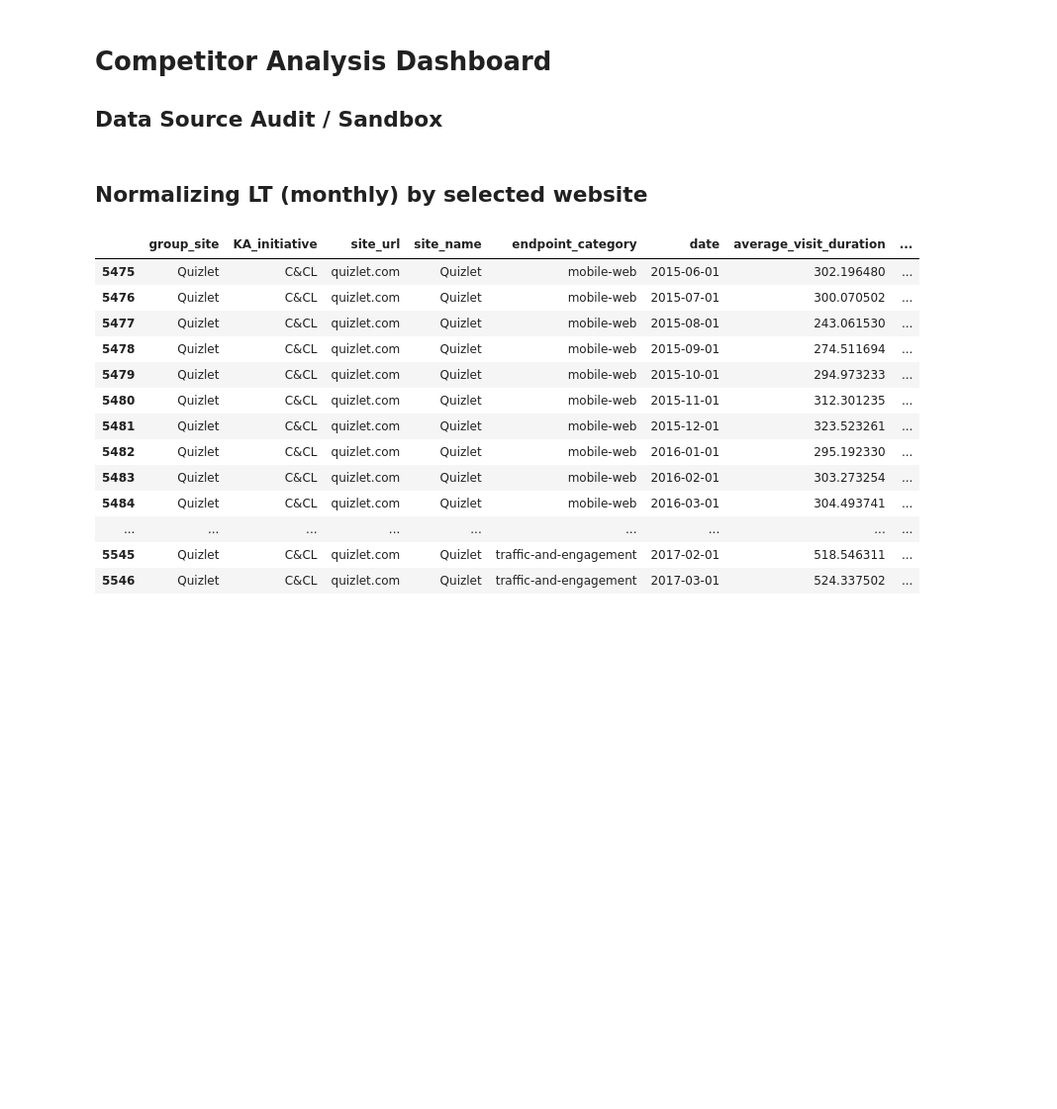
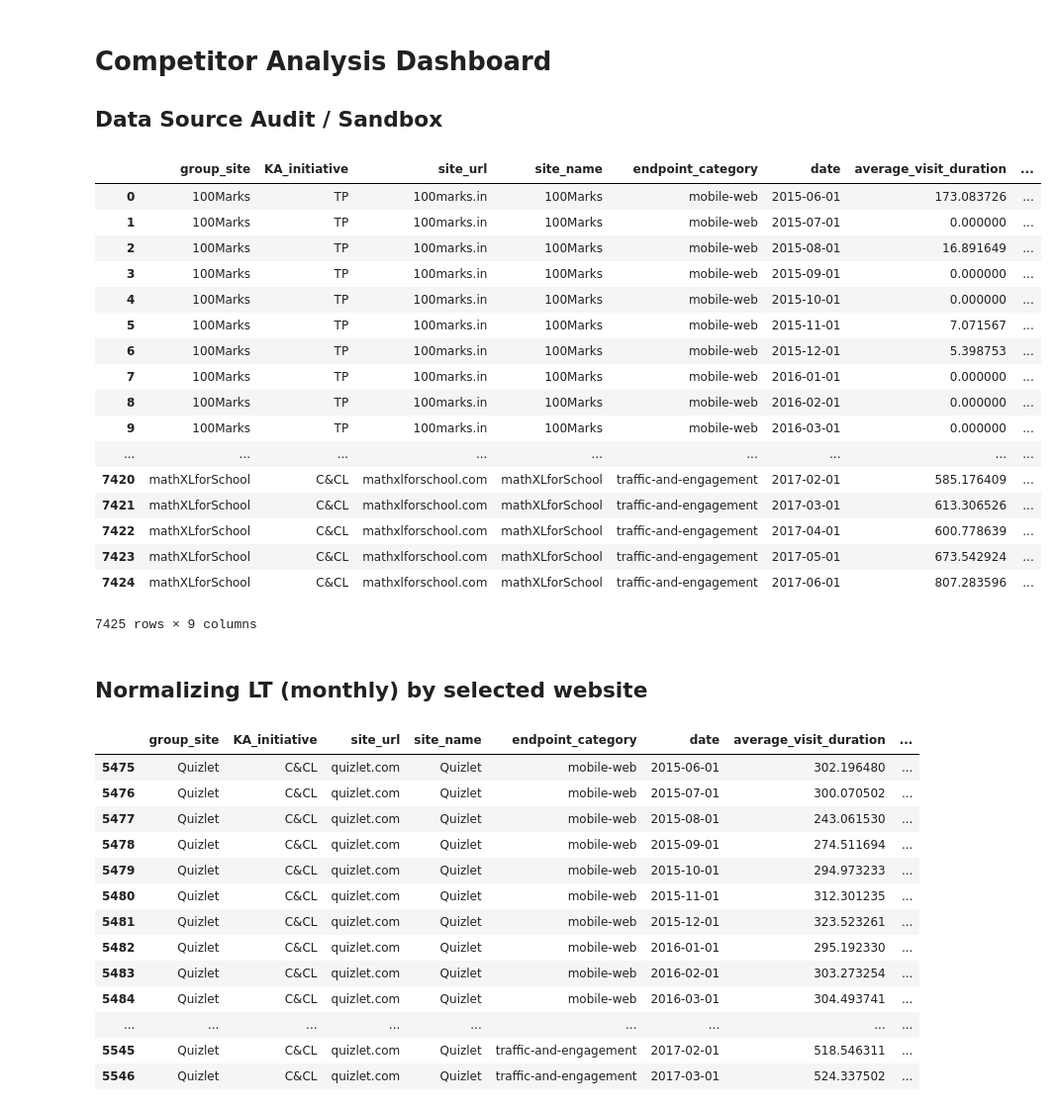
Before and after one commit to Per48edjes/KA-CAD, a Jupyter notebook: Data Source Auditor.ipynb, the cells around one changed output. Shown: that part at 99% size. Cells and saved outputs as stored; diff of their text form; code cells hidden in the pictures; blank space fills up the shorter version.

```diff
--- a/Data Source Auditor.ipynb
+++ b/Data Source Auditor.ipynb
@@ -4,10 +4,30 @@
 # %%
 import pandas as pd
 
 # Import DataFrame
 df = pd.read_csv("./data_source.csv")
 # Add learning time (mins.)
 df['LT_mins'] = df['visits'] * df['average_visit_duration'] / 60.0
+df
+# %% [output]
+|  | group_site | KA_initiative | site_url | site_name | endpoint_category | date | average_visit_duration | ... |
+| 0 | 100Marks | TP | 100marks.in | 100Marks | mobile-web | 2015-06-01 | 173.083726 | ... |
+| 1 | 100Marks | TP | 100marks.in | 100Marks | mobile-web | 2015-07-01 | 0.000000 | ... |
+| 2 | 100Marks | TP | 100marks.in | 100Marks | mobile-web | 2015-08-01 | 16.891649 | ... |
+| 3 | 100Marks | TP | 100marks.in | 100Marks | mobile-web | 2015-09-01 | 0.000000 | ... |
+| 4 | 100Marks | TP | 100marks.in | 100Marks | mobile-web | 2015-10-01 | 0.000000 | ... |
+| 5 | 100Marks | TP | 100marks.in | 100Marks | mobile-web | 2015-11-01 | 7.071567 | ... |
+| 6 | 100Marks | TP | 100marks.in | 100Marks | mobile-web | 2015-12-01 | 5.398753 | ... |
+| 7 | 100Marks | TP | 100marks.in | 100Marks | mobile-web | 2016-01-01 | 0.000000 | ... |
+| 8 | 100Marks | TP | 100marks.in | 100Marks | mobile-web | 2016-02-01 | 0.000000 | ... |
+| 9 | 100Marks | TP | 100marks.in | 100Marks | mobile-web | 2016-03-01 | 0.000000 | ... |
+| ... | ... | ... | ... | ... | ... | ... | ... | ... |
+| 7420 | mathXLforSchool | C&CL | mathxlforschool.com | mathXLforSchool | traffic-and-engagement | 2017-02-01 | 585.176409 | ... |
+| 7421 | mathXLforSchool | C&CL | mathxlforschool.com | mathXLforSchool | traffic-and-engagement | 2017-03-01 | 613.306526 | ... |
+| 7422 | mathXLforSchool | C&CL | mathxlforschool.com | mathXLforSchool | traffic-and-engagement | 2017-04-01 | 600.778639 | ... |
+| 7423 | mathXLforSchool | C&CL | mathxlforschool.com | mathXLforSchool | traffic-and-engagement | 2017-05-01 | 673.542924 | ... |
+| 7424 | mathXLforSchool | C&CL | mathxlforschool.com | mathXLforSchool | traffic-and-engagement | 2017-06-01 | 807.283596 | ... |
+7425 rows × 9 columns
 # %% [markdown]
 ## Normalizing LT (monthly) by selected website
 # %%
```
Also changed, not shown: parts of 4 cells of this notebook, 2 other files.
